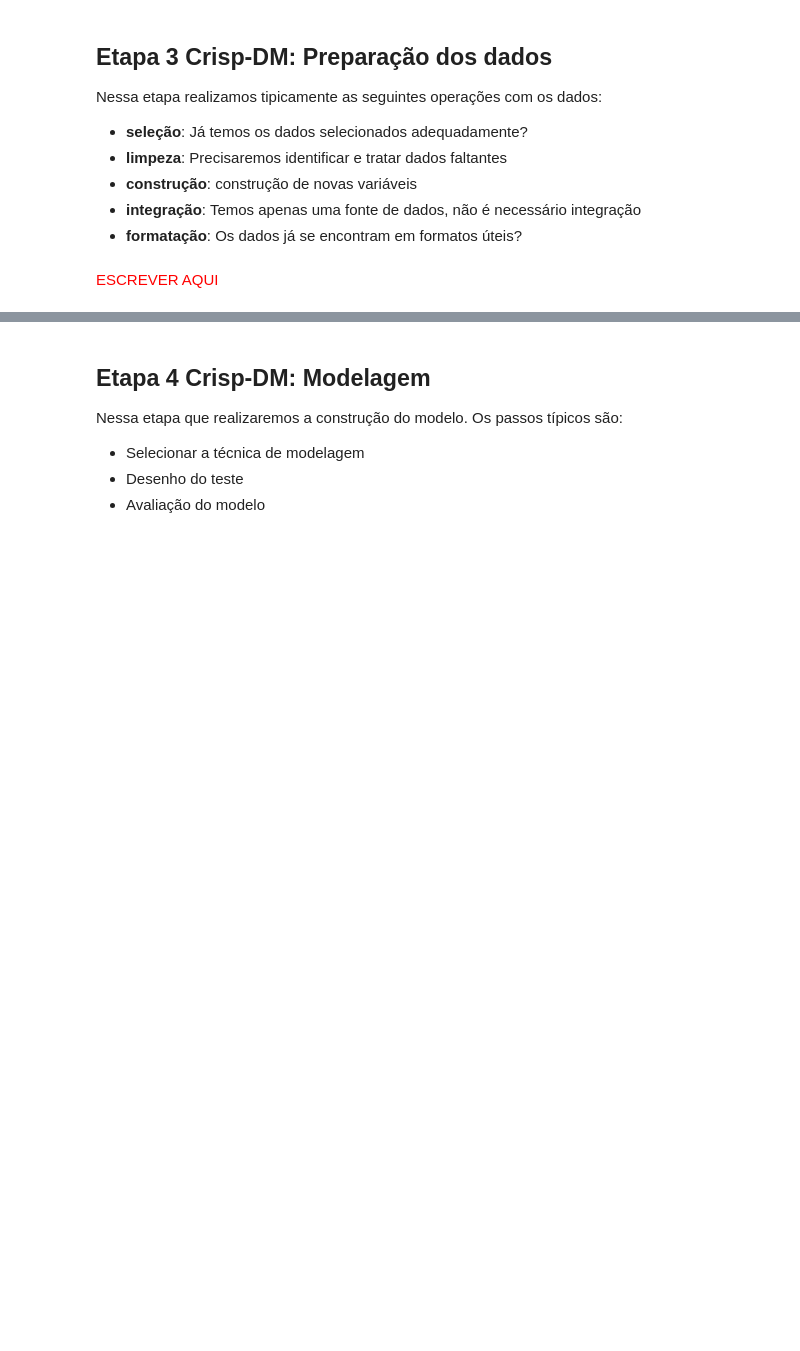
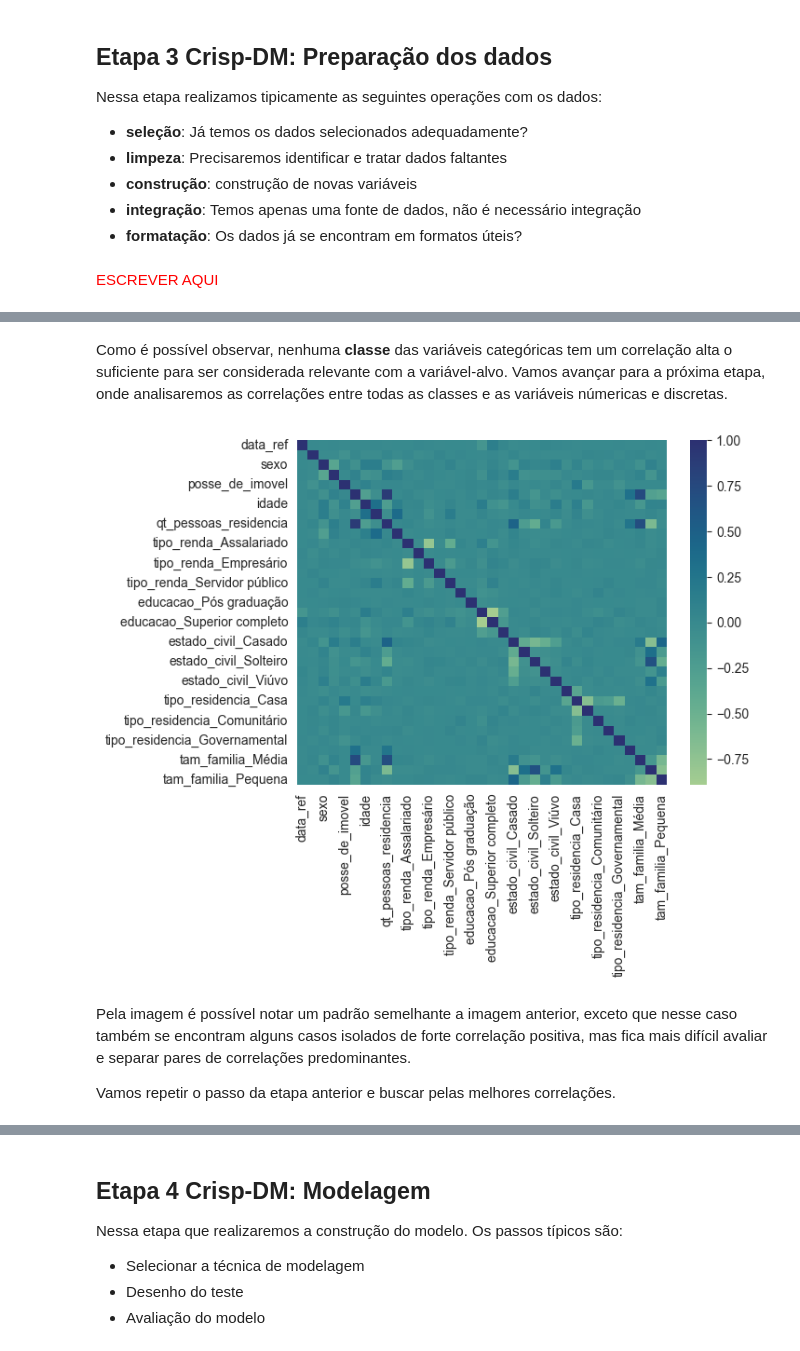
Before and after one commit to PinguinCoding/previsao-renda, a Jupyter notebook: notebooks/exploracao-de-dados.ipynb, the cells around one changed output, grey strips where cells are left out. Drawn from its saved outputs; the diff is of its cells as text; code cells hidden in the pictures; blank space fills up the shorter version.

```diff
--- a/notebooks/exploracao-de-dados.ipynb
+++ b/notebooks/exploracao-de-dados.ipynb
@@ -118,0 +241,8 @@ Nessa etapa realizamos tipicamente as seguintes operações com os dados:
+# %%
+renda['tam_familia'] = ''
+renda.loc[(renda['qtd_filhos'] == 0) & (renda['qt_pessoas_residencia'] == 1.0), 'tam_familia'] = 'Mínima'
+renda.loc[(renda['qtd_filhos'] != 0) & (renda['qt_pessoas_residencia'] == 1.0), 'tam_familia'] = 'Pequena'
+renda.loc[(renda['qtd_filhos'] >= 0) & (renda['qt_pessoas_residencia'] > 1.0) & (renda['qt_pessoas_residencia'] <= 3.0), 'tam_familia'] = 'Pequena'
+renda.loc[(renda['qtd_filhos'] >= 0) & (renda['qt_pessoas_residencia'] > 3.0) & (renda['qt_pessoas_residencia'] <= 5.0), 'tam_familia'] = 'Média'
+renda.loc[(renda['qtd_filhos'] >= 0) & (renda['qt_pessoas_residencia'] > 5.0), 'tam_familia'] = 'Grande'
+renda[['qtd_filhos', 'qt_pessoas_residencia', 'tam_familia']]
@@ -118,0 +437,11 @@ Nessa etapa realizamos tipicamente as seguintes operações com os dados:
+# %% [markdown]
+Como é possível observar, nenhuma **classe** das variáveis categóricas tem um correlação alta o suficiente para ser considerada relevante com a variável-alvo. Vamos avançar para a próxima etapa, onde analisaremos as correlações entre todas as classes e as variáveis númericas e discretas.
+# %%
+sns.heatmap(data=pd.get_dummies(data=df).corr(), cmap='crest')
+plt.show()
+# %% [output]
+[figure, added]
+# %% [markdown]
+Pela imagem é possível notar um padrão semelhante a imagem anterior, exceto que nesse caso também se encontram alguns casos isolados de forte correlação positiva, mas fica mais difícil avaliar e separar pares de correlações predominantes.
+
+Vamos repetir o passo da etapa anterior e buscar pelas melhores correlações.
```
Also changed, not shown: parts of 50 cells of this notebook, 4 other files.
